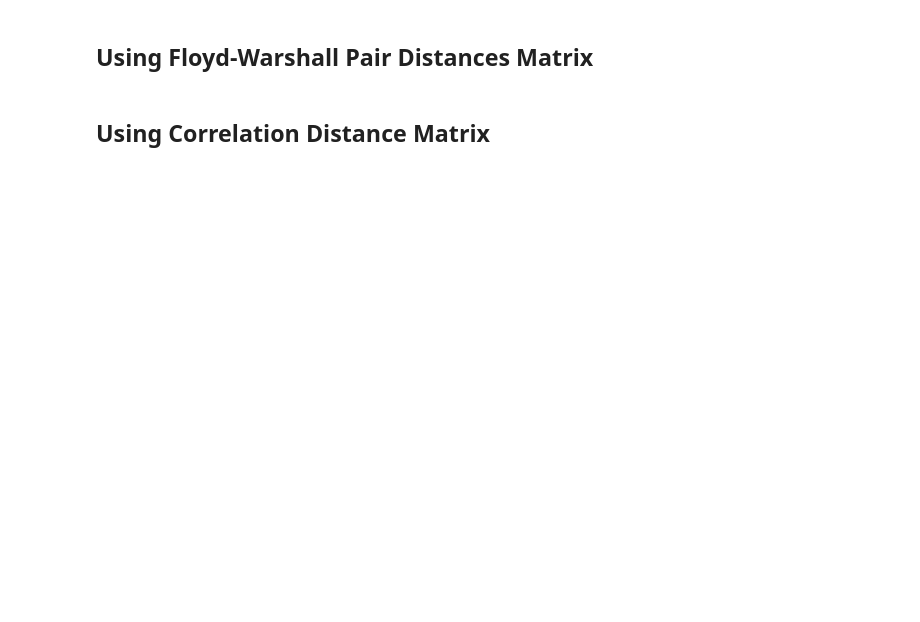
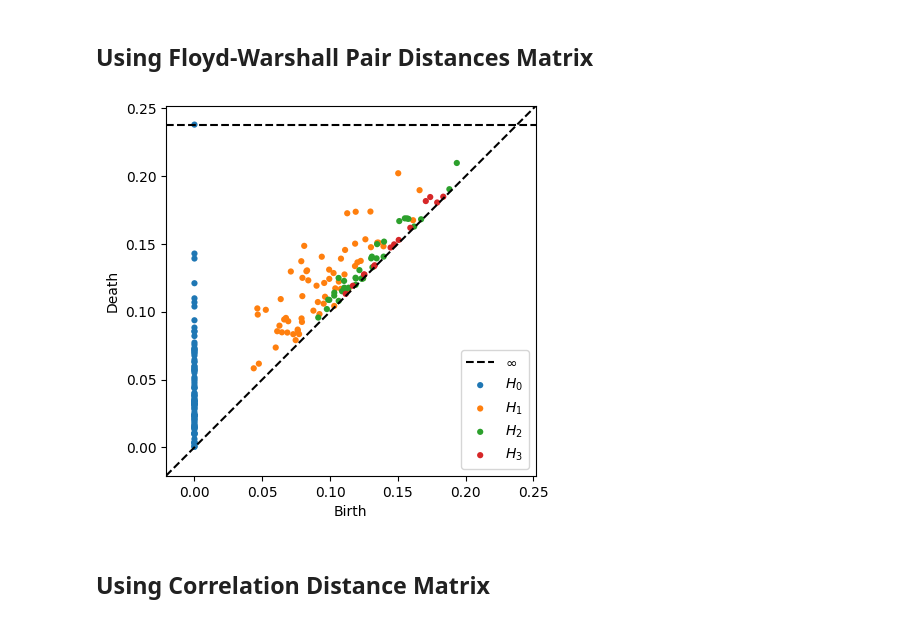
Before and after one commit to mehdimerbah/TDA-PPIN, a Jupyter notebook: tda/TDA_PPI_Node_Classification_Dummy.ipynb, the cells around one changed output. Drawn from its saved outputs; the diff is of its cells as text; code cells hidden in the pictures; blank space fills up the shorter version.

```diff
--- a/tda/TDA_PPI_Node_Classification_Dummy.ipynb
+++ b/tda/TDA_PPI_Node_Classification_Dummy.ipynb
@@ -128,6 +153,9 @@ pn_FW_distance
 # %%
-pn_mat_diagrams = ripser.ripser(pn_FW_distance, distance_matrix=True, maxdim=3)['dgms']
-plot_diagrams(pn_mat_diagrams)
+## Applying Rips filtration should work with a distance matrix, as such the diagrams make more sense.
+pn_FW_mat_diagrams = ripser.ripser(pn_FW_distance, distance_matrix=True, maxdim=3)['dgms']
+plot_diagrams(pn_FW_mat_diagrams)
+# %% [output]
+[figure, added]
 # %%
 ## Exploring the Barcode Diagrams for the different Homology ranks
 ## H_0
```
Also changed, not shown: parts of 19 cells of this notebook, 1 other file.
